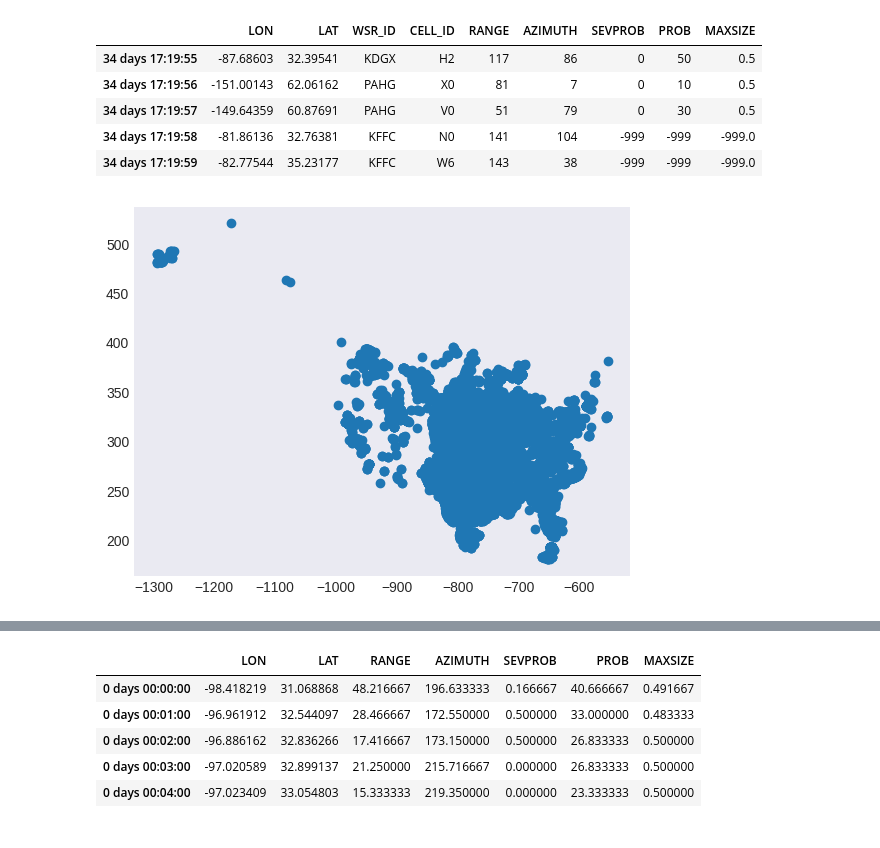
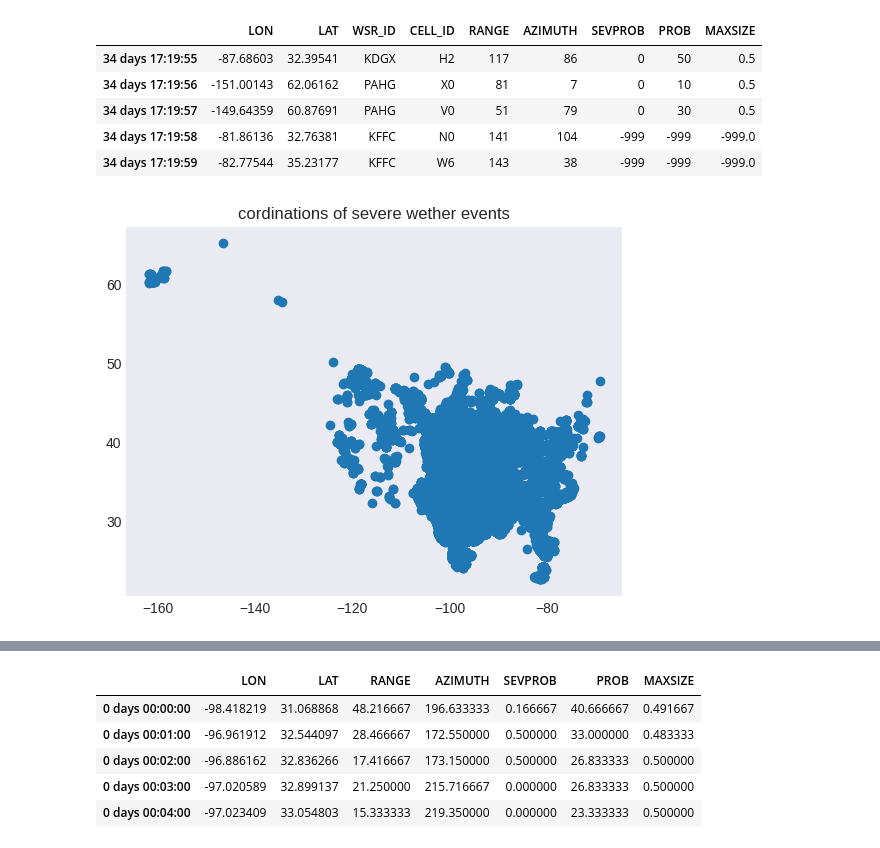
Before and after one commit to Israel0545488592/Regression, a Jupyter notebook: reression.ipynb, the cells around one changed output, grey strips where cells are left out. Drawn from its saved outputs; the diff is of its cells as text; code cells hidden in the pictures.

```diff
--- a/reression.ipynb
+++ b/reression.ipynb
@@ -62,9 +61,10 @@ hold usufull information is via their location, which we already have
 
 data.drop(['CELL_ID', 'WSR_ID'], axis = 1, inplace = True)
 # %%
-severe_data = data[data['SEVPROB'] >= 80] * 8
+severe_data = data[data['SEVPROB'] >= 80]
 
 plt.scatter(severe_data['LON'], severe_data['LAT'])
+plt.title('cordinations of severe wether events')
 plt.show()
 # %% [output]
-[figure, old version]
+[figure, new version]
```
Also changed, not shown: parts of 18 cells of this notebook.
